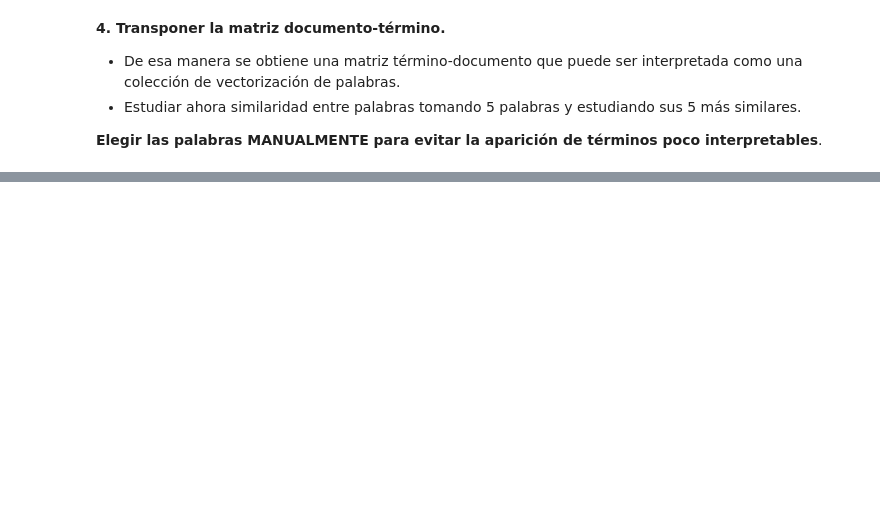
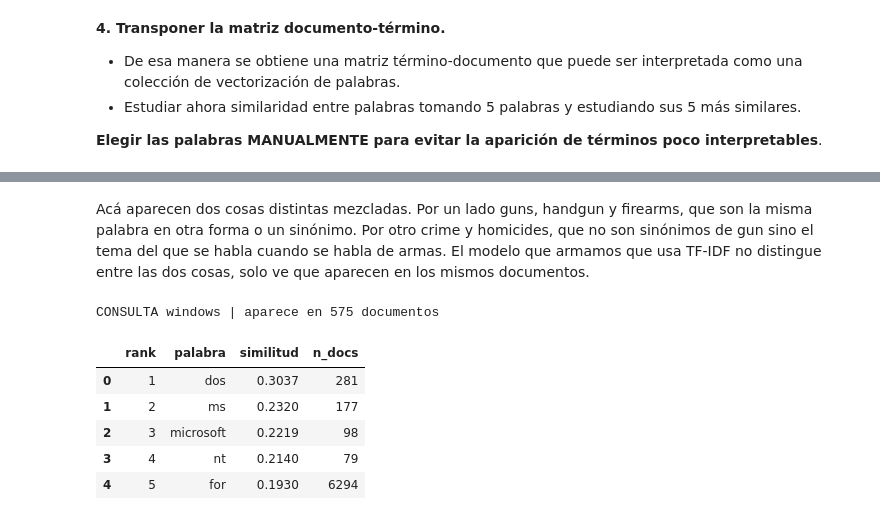
Before and after one commit to francomor/ceia-trabajos, a Jupyter notebook: procesamiento_lenguaje_natural/Desafio_1.ipynb, the cells around one changed output, grey strips where cells are left out. Saved outputs shown, nothing was run; the diff lists cells and outputs as text; code cells hidden in the pictures; blank space fills up the shorter version.

```diff
--- a/procesamiento_lenguaje_natural/Desafio_1.ipynb
+++ b/procesamiento_lenguaje_natural/Desafio_1.ipynb
@@ -594,0 +644,12 @@ Los errores se agrupan por tema. talk.religion.misc y alt.atheism se van a soc.r
+# %% [markdown]
+Acá aparecen dos cosas distintas mezcladas. Por un lado guns, handgun y firearms, que son la misma palabra en otra forma o un sinónimo. Por otro crime y homicides, que no son sinónimos de gun sino el tema del que se habla cuando se habla de armas. El modelo que armamos que usa TF-IDF no distingue entre las dos cosas, solo ve que aparecen en los mismos documentos.
+# %%
+tabla_palabras("windows")
+# %% [output]
+CONSULTA windows | aparece en 575 documentos
+|  | rank | palabra | similitud | n_docs |
+| 0 | 1 | dos | 0.3037 | 281 |
+| 1 | 2 | ms | 0.2320 | 177 |
+| 2 | 3 | microsoft | 0.2219 | 98 |
+| 3 | 4 | nt | 0.2140 | 79 |
+| 4 | 5 | for | 0.1930 | 6294 |
```
Also changed, not shown: parts of 12 cells of this notebook.
